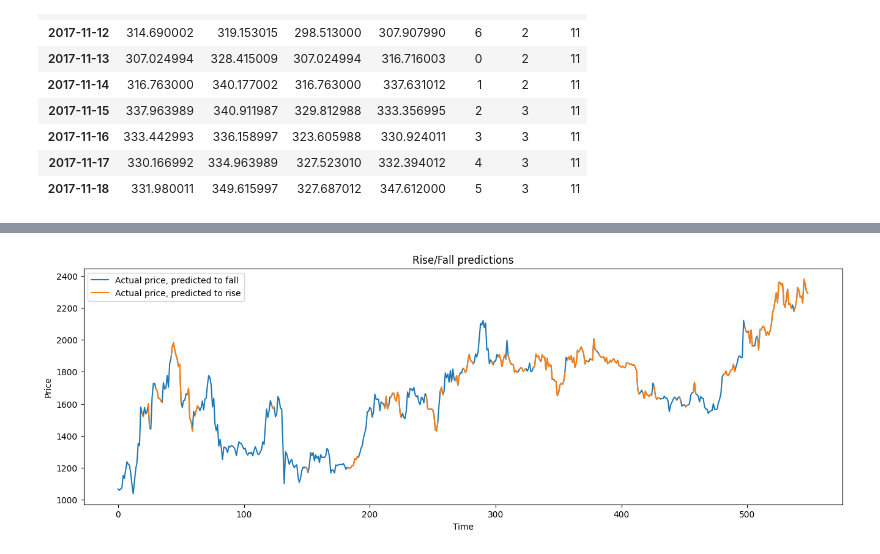
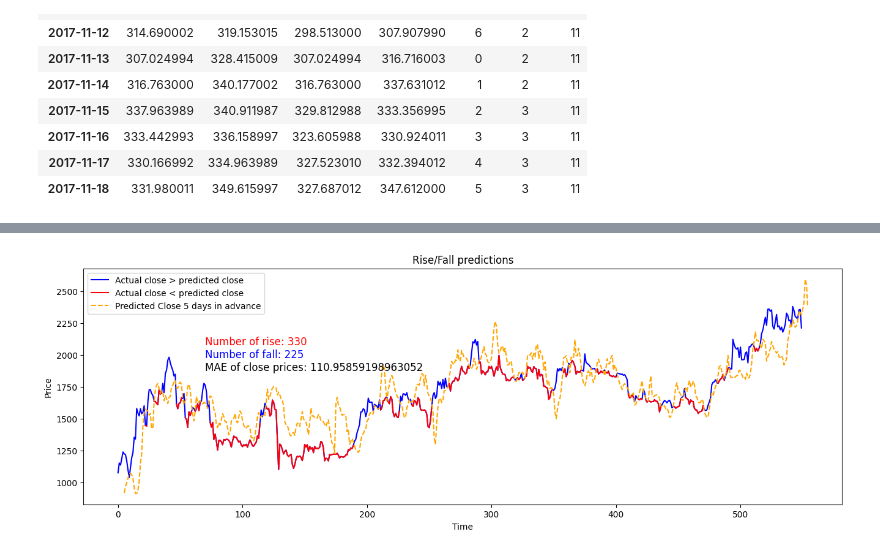
Before and after one commit to MohammadKatif/Cryptocurrency-price-prediction-model, a Jupyter notebook: Crypto_model_9.ipynb, the cells around one changed output, grey strips where cells are left out. Saved outputs shown, nothing was run; the diff lists cells and outputs as text; code cells hidden in the pictures.

Commit message:
Updated the 2nd graph

```diff
--- a/Crypto_model_9.ipynb
+++ b/Crypto_model_9.ipynb
@@ -229,28 +229,39 @@ plt.show()
 # %%
-n_ahead = 1
+n_ahead = 5
+empty_items = np.empty((n_ahead)) * np.nan
 metric_to_look_at = 3
 
+# Note that this starts at day seq_length of the test set, because of the chunking
 original = torch.stack([torch.FloatTensor(s[0]) for s in test_set])[:,-1,:]
 denormalized = scaler.inverse_transform(original)
-denormalized_price = denormalized[:,metric_to_look_at]
+denormalized_close = denormalized[:,metric_to_look_at]
+denormalized_price = np.concatenate((denormalized_close, empty_items))
 
+# Starts at prediction for day seq_length + n_ahead, so we pad the start
 predicted_n_days = predict_n_days_ahead(n_ahead)
 denormalized_predicted_n_days = scaler.inverse_transform(predicted_n_days)
-denormalized_predicted_n_days_price = denormalized_predicted_n_days[:,metric_to_look_at]
+denormalized_predicted_n_days_close = denormalized_predicted_n_days[:,metric_to_look_at]
+denormalized_predicted_n_days_price = np.concatenate((empty_items , denormalized_predicted_n_days_close))
 
 going_up = np.where(denormalized_predicted_n_days_price > denormalized_price, denormalized_price, np.nan)
 non_nan_count = np.sum(~np.isnan(going_up))
+nan_count = np.sum(np.isnan(going_up))
+MAE_close = np.mean(np.abs(denormalized_predicted_n_days_close - denormalized_close))
 
 plt.figure(figsize=(16,5))
 plt.title(f'Rise/Fall predictions')
 plt.xlabel('Time')
 plt.ylabel('Price')
-plt.plot(denormalized_price, label='Actual price, predicted to fall')
-plt.plot(going_up, label=f'Actual price, predicted to rise')
+plt.plot(denormalized_price, label='Actual close > predicted close', color='blue')
+plt.plot(going_up, label=f'Actual close < predicted close', color='red')
+plt.plot(denormalized_predicted_n_days_price, label=f'Predicted Close {n_ahead} days in advance', linestyle='--', color='orange')
+plt.text(70, 2100, f'Number of rise: {non_nan_count}', fontsize=12, va='center', color='red')
+plt.text(70, 2000, f'Number of fall: {nan_count}', fontsize=12, va='center', color='blue')
+plt.text(70, 1900, f'MAE of close prices: {MAE_close}', fontsize=12, va='center', color='black')
 plt.legend()
 plt.show()
 # %% [output]
-[figure, old version]
+[figure, new version]
 # %%
 def extrapolate_n_days(sequence, n):
     # Move the model to evaluation mode
```
Also changed, not shown: parts of 4 cells of this notebook.
